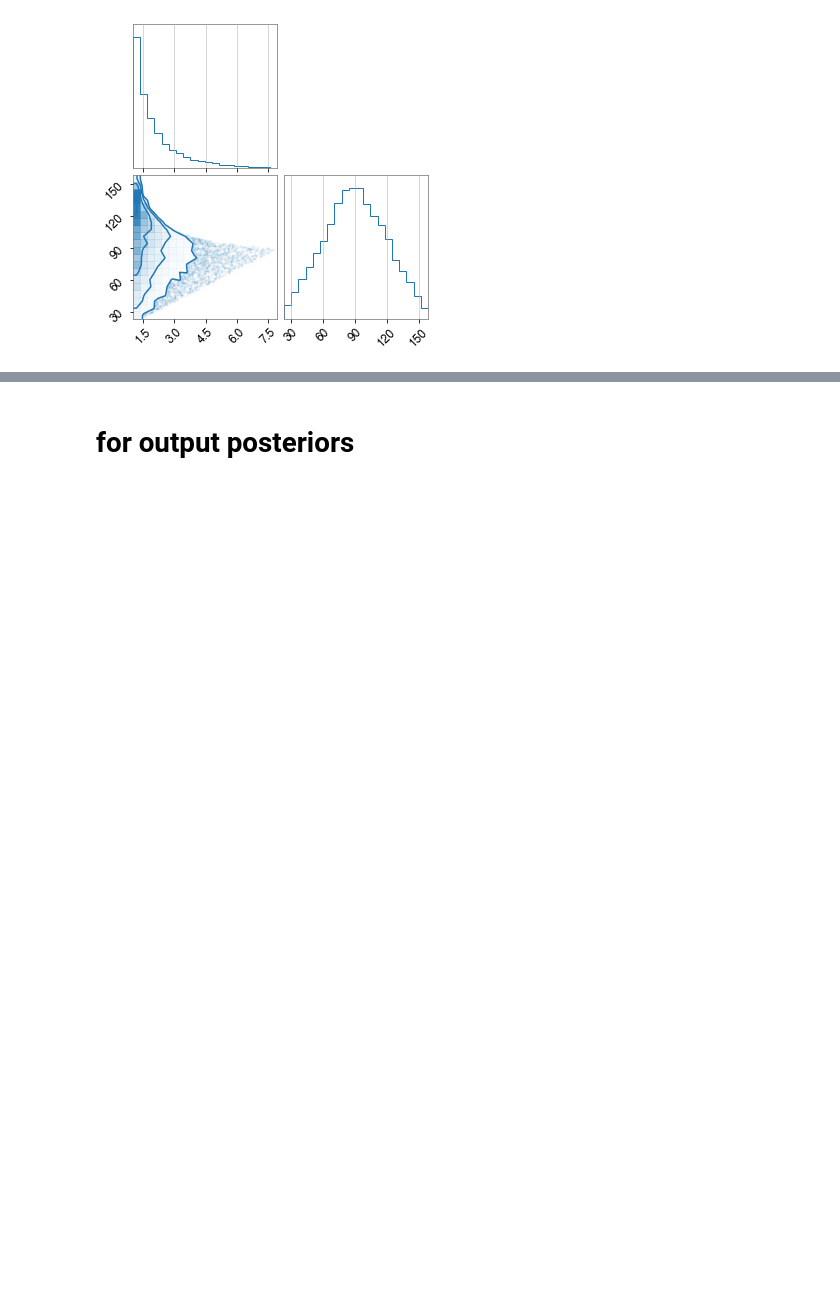
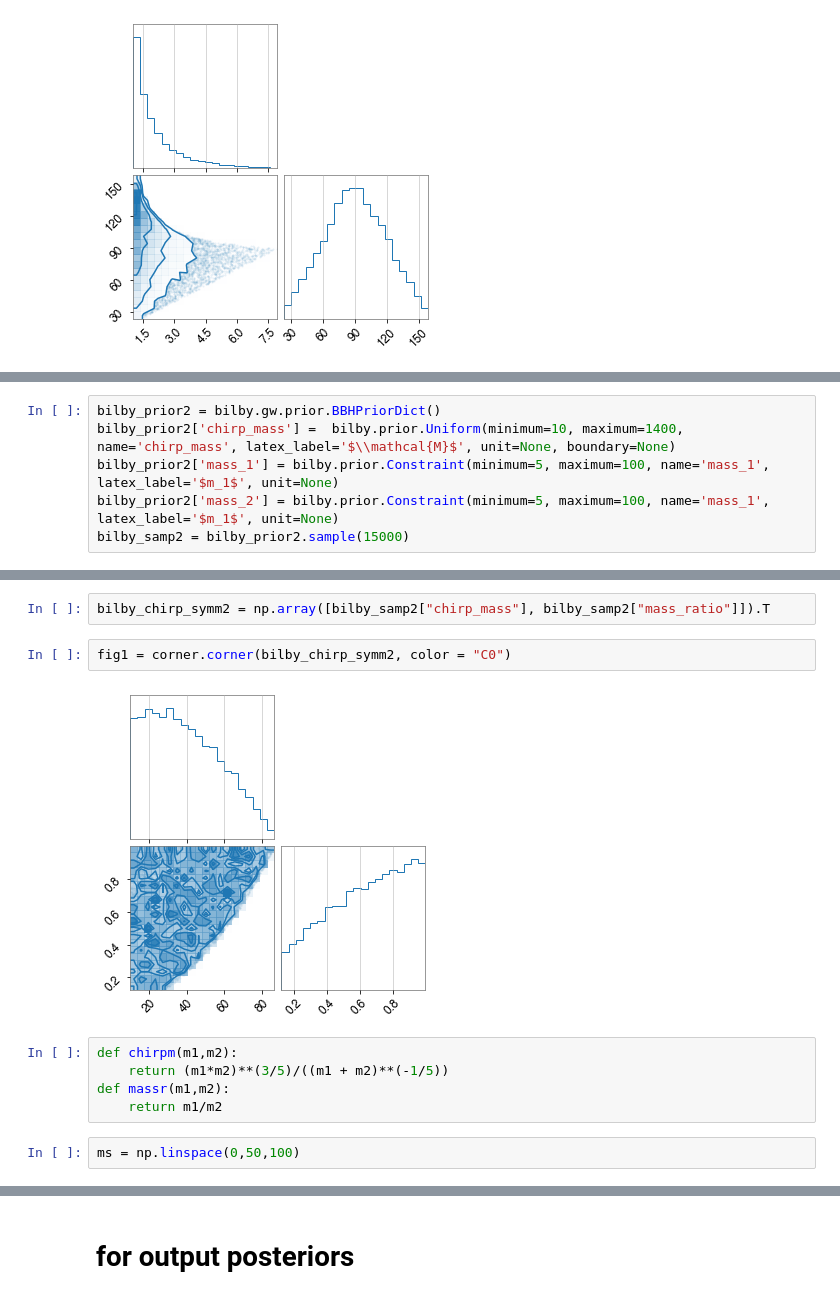
Before and after one commit to jcbayley/vitamin, a Jupyter notebook: notebooks/mass_distribution.ipynb, the cells around one changed output, grey strips where cells are left out. Drawn from its saved outputs; the diff is of its cells as text; blank space fills up the shorter version.

```diff
--- a/notebooks/mass_distribution.ipynb
+++ b/notebooks/mass_distribution.ipynb
@@ -83,0 +124,6 @@ fig1 = corner.corner(bilby_mass_ratios, color = "C0")
+# %%
+bilby_prior2 = bilby.gw.prior.BBHPriorDict()
+bilby_prior2['chirp_mass'] =  bilby.prior.Uniform(minimum=10, maximum=1400, name='chirp_mass', latex_label='$\\mathcal{M}$', unit=None, boundary=None)
+bilby_prior2['mass_1'] = bilby.prior.Constraint(minimum=5, maximum=100, name='mass_1', latex_label='$m_1$', unit=None)
+bilby_prior2['mass_2'] = bilby.prior.Constraint(minimum=5, maximum=100, name='mass_1', latex_label='$m_1$', unit=None)
+bilby_samp2 = bilby_prior2.sample(15000)
@@ -83,0 +132,13 @@ fig1 = corner.corner(bilby_mass_ratios, color = "C0")
+# %%
+bilby_chirp_symm2 = np.array([bilby_samp2["chirp_mass"], bilby_samp2["mass_ratio"]]).T
+# %%
+fig1 = corner.corner(bilby_chirp_symm2, color = "C0")
+# %% [output]
+[figure, added]
+# %%
+def chirpm(m1,m2):
+    return (m1*m2)**(3/5)/((m1 + m2)**(-1/5))
+def massr(m1,m2):
+    return m1/m2
+# %%
+ms = np.linspace(0,50,100)
```
Also changed, not shown: parts of 82 cells of this notebook, 23 other files.
